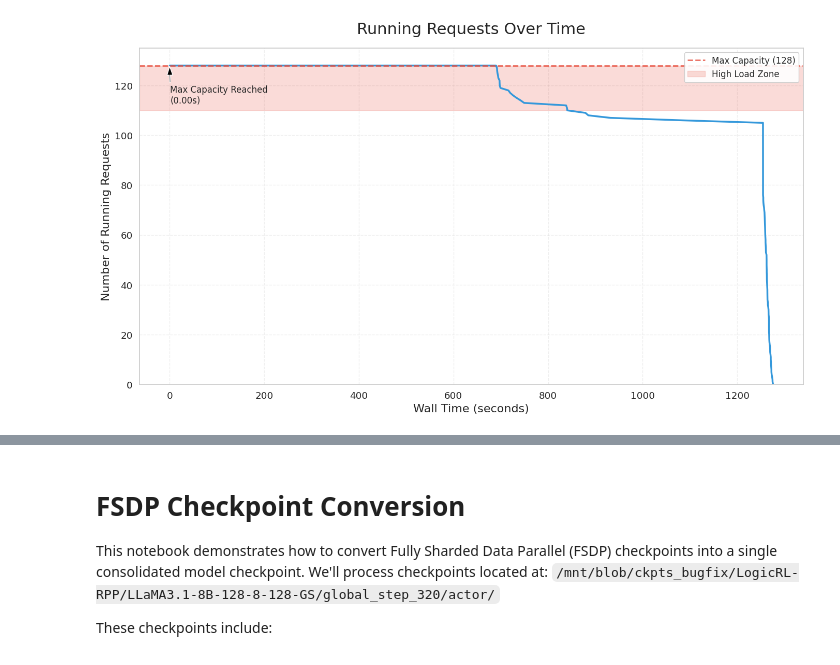
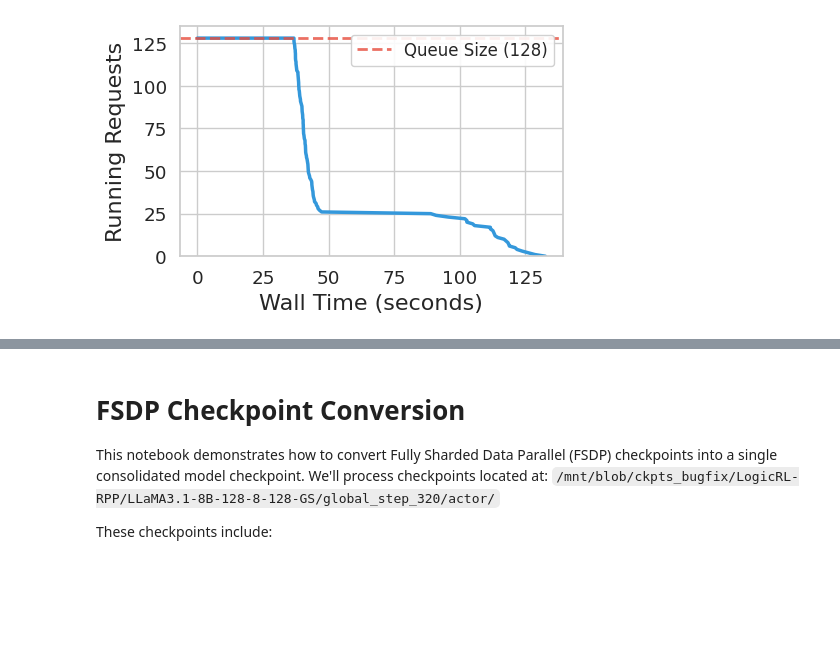
Before and after one commit to ExtremeViscent/verl, a Jupyter notebook: scripts/test_gen.ipynb, the cells around one changed output, grey strips where cells are left out. Drawn from its saved outputs; the diff is of its cells as text; code cells hidden in the pictures; blank space fills up the shorter version.

```diff
--- a/scripts/test_gen.ipynb
+++ b/scripts/test_gen.ipynb
@@ -15,6 +16,6 @@ WARNING 05-10 10:39:01 rocm.py:33] `fork` method is not supported by ROCm. VLLM_
 # %%
 engine = CustomEngine(
-    model_path='/tmp/Llama3.1-8B-step320-merged',
+    model_path='meta-llama/Llama-3.1-8B-Instruct',
     dtype=torch.bfloat16,
     mem_fraction_static=0.4,
     base_gpu_id=0,
@@ -211,7 +208,7 @@ engine.get_first_n_results = get_first_n_results.__get__(engine, CustomEngine)
 tokenizer = AutoTokenizer.from_pretrained('meta-llama/Llama-3.1-8B-Instruct')
 processor = AutoProcessor.from_pretrained('meta-llama/Llama-3.1-8B-Instruct')
 dataset = RLHFDataset(
-    parquet_files=['/home/aiscuser/data/kk/train.parquet'],
+    parquet_files=['/home/aiscuser/data/dapo-math-17k.parquet'],
     tokenizer=tokenizer,
     processor=processor,
     prompt_key='prompt',
@@ -232,17 +407,24 @@ sampling_params = {
         'max_new_tokens': 16 * 1024,
         'n': 1,
         'min_new_tokens': 1,
+        'ignore_eos': True,
         'skip_special_tokens': True,
     }
 rids = []
+sampling_params_list = []
 for i in range(0, 512):
-    data = dataset[i]
+    data = dataset[i+512]
     input_ids.append(data['input_ids'].tolist())
     rids.append(f'req{str(uuid4().hex)[:8]}_nid{str(uuid4().hex)[:8]}')
+    sampling_params_ = sampling_params.copy()
+    sampling_params_['max_new_tokens'] = max_new_tokens_list[i]
+    sampling_params_['min_new_tokens'] = max_new_tokens_list[i] - 1
+    assert sampling_params_['max_new_tokens'] > sampling_params_['min_new_tokens'], f"max_new_tokens {sampling_params_['max_new_tokens']} should be greater than min_new_tokens {sampling_params_['min_new_tokens']}"
+    sampling_params_list.append(sampling_params_)
 # %%
 output, queue_stat = engine.custom_generate(
     input_ids=input_ids,
-    sampling_params=sampling_params,
+    sampling_params=sampling_params_list,
     rid=rids,
     num_returns=512,
     return_logprob=True,
@@ -337,7 +494,7 @@ data = pd.DataFrame({
 })
 
 # Create the enhanced plot
-plt.figure(figsize=(14, 8))
+plt.figure(figsize=(5, 3.3))
 ax = sns.lineplot(
     data=data,
     x='Wall Time (seconds)',
@@ -347,47 +504,48 @@ ax = sns.lineplot(
 )
 
 # Add a horizontal line at max capacity
-plt.axhline(y=128, color='#e74c3c', linestyle='--', linewidth=2, alpha=0.8, label='Max Capacity (128)')
+plt.axhline(y=128, color='#e74c3c', linestyle='--', linewidth=2, alpha=0.8, label='Queue Size (128)')
 
 # Add shaded region to represent high load zone
-plt.axhspan(110, 128, alpha=0.2, color='#e74c3c', label='High Load Zone')
+# plt.axhspan(110, 128, alpha=0.2, color='#e74c3c', label='High Load Zone')
 
 # Enhance the plot appearance
-plt.title('Running Requests Over Time', fontsize=22, pad=20)
-plt.ylabel('Number of Running Requests', fontsize=16)
+# plt.title('Running Requests Over Time', fontsize=22, pad=20)
+plt.ylabel('Running Requests', fontsize=16)
 plt.xlabel('Wall Time (seconds)', fontsize=16)
 plt.ylim(0, 135)
 
 # Add annotations for key points
 max_point_idx = np.argmax(running_requests)
 max_point_x = relative_times[max_point_idx]
 max_point_y = running_requests[max_point_idx]
 
 if max_point_y == 128:
     # Find the first point where we hit max capacity
     max_indices = [i for i, val in enumerate(running_requests) if val == 128]
     if max_indices:
         max_point_idx = max_indices[0]
         max_point_x = relative_times[max_point_idx]
-        plt.annotate(f'Max Capacity Reached\n({max_point_x:.2f}s)',
-                    xy=(max_point_x, max_point_y),
-                    xytext=(max_point_x + 1, max_point_y - 15),
-                    arrowprops=dict(facecolor='black', shrink=0.05, width=1.5, headwidth=8),
-                    fontsize=12)
+        # plt.annotate(f'Max Capacity Reached\n({max_point_x:.2f}s)',
+        #             xy=(max_point_x, max_point_y),
+        #             xytext=(max_point_x + 1, max_point_y - 15),
+        #             arrowprops=dict(facecolor='black', shrink=0.05, width=1.5, headwidth=8),
+        #             fontsize=12)
 
 # Customize the legend
 plt.legend(loc='upper right', frameon=True, framealpha=0.9, fontsize=12)
 
 # Add grid but make it subtle
-plt.grid(True, linestyle='--', alpha=0.3)
+# plt.grid(True, linestyle='--', alpha=0.3)
 
 # Improve layout
 plt.tight_layout()
+plt.savefig('running_requests_over_time.pdf', bbox_inches='tight')
 
 # Show the plot
 plt.show()
 # %% [output]
-[figure, old version]
+[figure, new version]
 # %%
 lengths = []
 for _, v_ in output.items():
```
Also changed, not shown: parts of 25 cells of this notebook, 3 other files.
